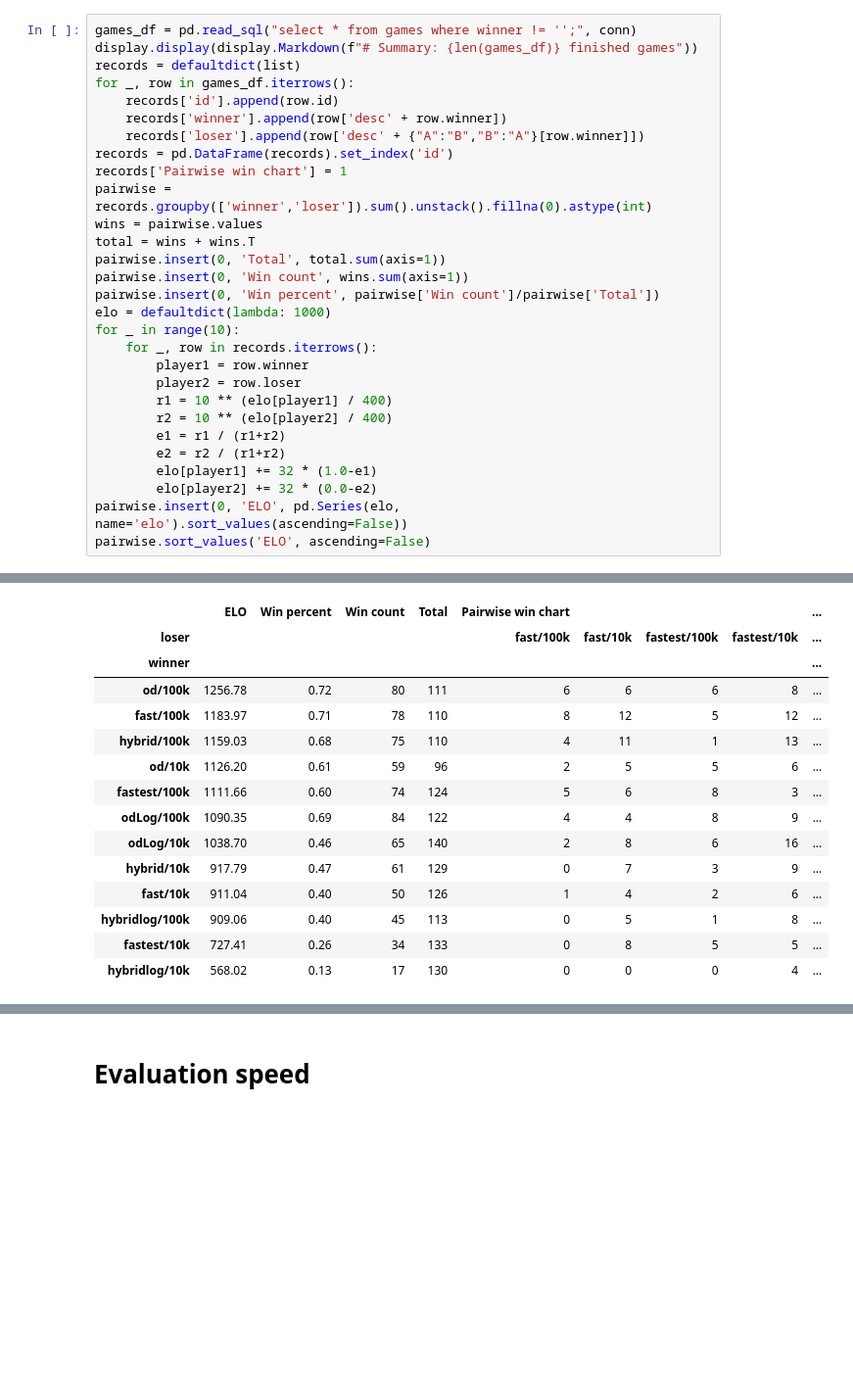
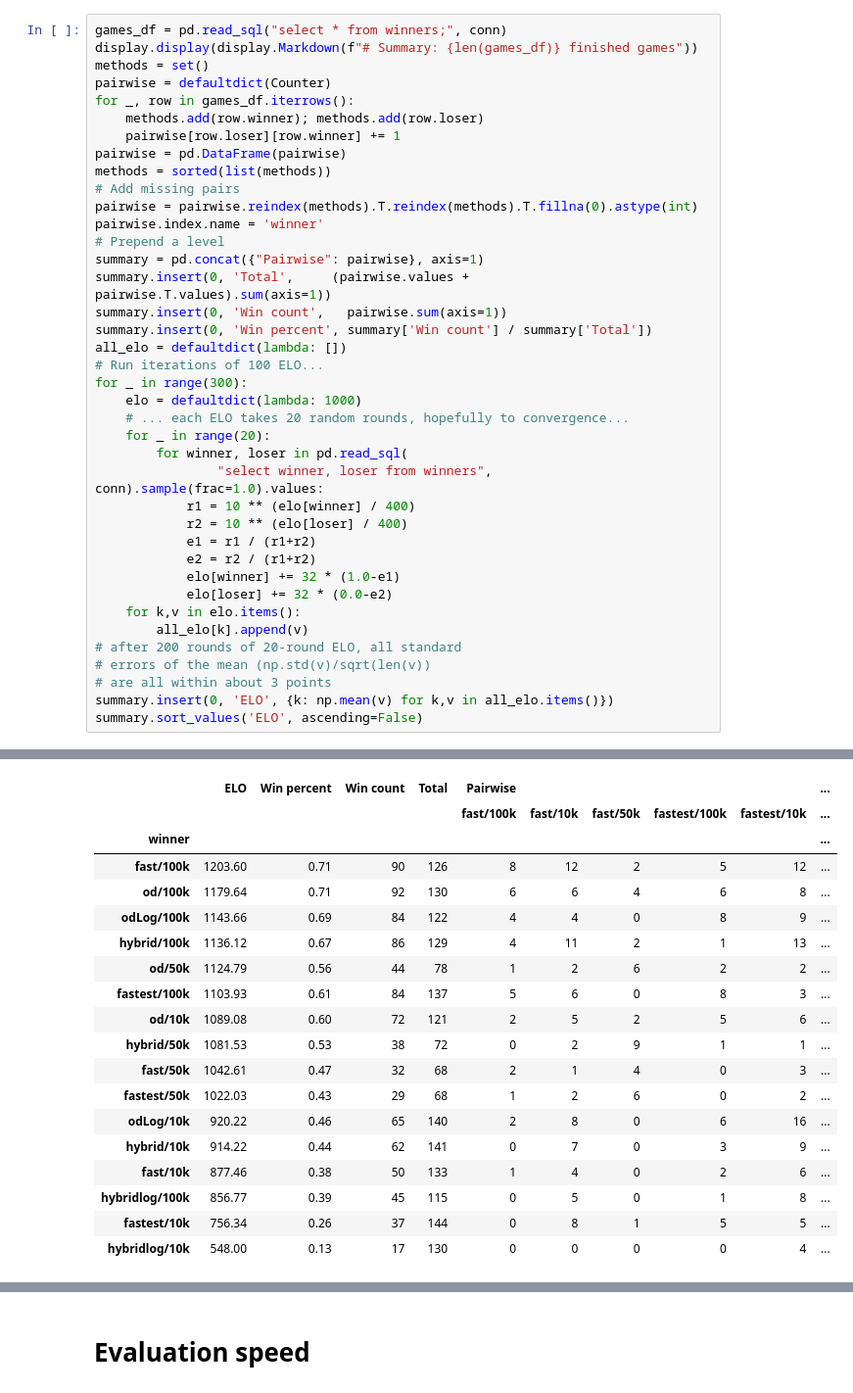
Before and after one commit to gcr/virus-war, a Jupyter notebook: nim/metrics.ipynb, the cells around one changed output, grey strips where cells are left out. Shown at 98% size. Drawn from its saved outputs; the diff is of its cells as text; blank space fills up the shorter version.

Commit message:
Adding new items

```diff
--- a/nim/metrics.ipynb
+++ b/nim/metrics.ipynb
@@ -46,30 +47,40 @@ order by date desc limit 30;
 # %%
-games_df = pd.read_sql("select * from games where winner != '';", conn)
+games_df = pd.read_sql("select * from winners;", conn)
 display.display(display.Markdown(f"# Summary: {len(games_df)} finished games"))
-records = defaultdict(list)
+methods = set()
+pairwise = defaultdict(Counter)
 for _, row in games_df.iterrows():
-    records['id'].append(row.id)
-    records['winner'].append(row['desc' + row.winner])
-    records['loser'].append(row['desc' + {"A":"B","B":"A"}[row.winner]])
-records = pd.DataFrame(records).set_index('id')
-records['Pairwise win chart'] = 1
-pairwise = records.groupby(['winner','loser']).sum().unstack().fillna(0).astype(int)
-wins = pairwise.values
-total = wins + wins.T
-pairwise.insert(0, 'Total', total.sum(axis=1))
-pairwise.insert(0, 'Win count', wins.sum(axis=1))
-pairwise.insert(0, 'Win percent', pairwise['Win count']/pairwise['Total'])
-elo = defaultdict(lambda: 1000)
-for _ in range(10):
-    for _, row in records.iterrows():
-        player1 = row.winner
-        player2 = row.loser
-        r1 = 10 ** (elo[player1] / 400)
-        r2 = 10 ** (elo[player2] / 400)
-        e1 = r1 / (r1+r2)
-        e2 = r2 / (r1+r2)
-        elo[player1] += 32 * (1.0-e1)
-        elo[player2] += 32 * (0.0-e2)
-pairwise.insert(0, 'ELO', pd.Series(elo, name='elo').sort_values(ascending=False))
-pairwise.sort_values('ELO', ascending=False)
+    methods.add(row.winner); methods.add(row.loser)
+    pairwise[row.loser][row.winner] += 1
+pairwise = pd.DataFrame(pairwise)
+methods = sorted(list(methods))
+# Add missing pairs
+pairwise = pairwise.reindex(methods).T.reindex(methods).T.fillna(0).astype(int)
+pairwise.index.name = 'winner'
+# Prepend a level
+summary = pd.concat({"Pairwise": pairwise}, axis=1)
+summary.insert(0, 'Total',     (pairwise.values + pairwise.T.values).sum(axis=1))
+summary.insert(0, 'Win count',   pairwise.sum(axis=1))
+summary.insert(0, 'Win percent', summary['Win count'] / summary['Total'])
+all_elo = defaultdict(lambda: [])
+# Run iterations of 100 ELO...
+for _ in range(300):
+    elo = defaultdict(lambda: 1000)
+    # ... each ELO takes 20 random rounds, hopefully to convergence...
+    for _ in range(20):
+        for winner, loser in pd.read_sql(
+                "select winner, loser from winners", conn).sample(frac=1.0).values:
+            r1 = 10 ** (elo[winner] / 400)
+            r2 = 10 ** (elo[loser] / 400)
+            e1 = r1 / (r1+r2)
+            e2 = r2 / (r1+r2)
+            elo[winner] += 32 * (1.0-e1)
+            elo[loser] += 32 * (0.0-e2)
+    for k,v in elo.items():
+        all_elo[k].append(v)
+# after 200 rounds of 20-round ELO, all standard
+# errors of the mean (np.std(v)/sqrt(len(v))
+# are all within about 3 points
+summary.insert(0, 'ELO', {k: np.mean(v) for k,v in all_elo.items()})
+summary.sort_values('ELO', ascending=False)
 # %% [output]
@@ -77,15 +88,19 @@ pairwise.sort_values('ELO', ascending=False)
-|  | ELO | Win percent | Win count | Total | Pairwise win chart |  |  |  | ... |
-| loser |  |  |  |  | fast/100k | fast/10k | fastest/100k | fastest/10k | ... |
-| winner |  |  |  |  |  |  |  |  | ... |
-| od/100k | 1256.78 | 0.72 | 80 | 111 | 6 | 6 | 6 | 8 | ... |
-| fast/100k | 1183.97 | 0.71 | 78 | 110 | 8 | 12 | 5 | 12 | ... |
-| hybrid/100k | 1159.03 | 0.68 | 75 | 110 | 4 | 11 | 1 | 13 | ... |
-| od/10k | 1126.20 | 0.61 | 59 | 96 | 2 | 5 | 5 | 6 | ... |
-| fastest/100k | 1111.66 | 0.60 | 74 | 124 | 5 | 6 | 8 | 3 | ... |
-| odLog/100k | 1090.35 | 0.69 | 84 | 122 | 4 | 4 | 8 | 9 | ... |
-| odLog/10k | 1038.70 | 0.46 | 65 | 140 | 2 | 8 | 6 | 16 | ... |
-| hybrid/10k | 917.79 | 0.47 | 61 | 129 | 0 | 7 | 3 | 9 | ... |
-| fast/10k | 911.04 | 0.40 | 50 | 126 | 1 | 4 | 2 | 6 | ... |
-| hybridlog/100k | 909.06 | 0.40 | 45 | 113 | 0 | 5 | 1 | 8 | ... |
-| fastest/10k | 727.41 | 0.26 | 34 | 133 | 0 | 8 | 5 | 5 | ... |
-| hybridlog/10k | 568.02 | 0.13 | 17 | 130 | 0 | 0 | 0 | 4 | ... |
+|  | ELO | Win percent | Win count | Total | Pairwise |  |  |  |  | ... |
+|  |  |  |  |  | fast/100k | fast/10k | fast/50k | fastest/100k | fastest/10k | ... |
+| winner |  |  |  |  |  |  |  |  |  | ... |
+| fast/100k | 1203.60 | 0.71 | 90 | 126 | 8 | 12 | 2 | 5 | 12 | ... |
+| od/100k | 1179.64 | 0.71 | 92 | 130 | 6 | 6 | 4 | 6 | 8 | ... |
+| odLog/100k | 1143.66 | 0.69 | 84 | 122 | 4 | 4 | 0 | 8 | 9 | ... |
+| hybrid/100k | 1136.12 | 0.67 | 86 | 129 | 4 | 11 | 2 | 1 | 13 | ... |
+| od/50k | 1124.79 | 0.56 | 44 | 78 | 1 | 2 | 6 | 2 | 2 | ... |
+| fastest/100k | 1103.93 | 0.61 | 84 | 137 | 5 | 6 | 0 | 8 | 3 | ... |
+| od/10k | 1089.08 | 0.60 | 72 | 121 | 2 | 5 | 2 | 5 | 6 | ... |
+| hybrid/50k | 1081.53 | 0.53 | 38 | 72 | 0 | 2 | 9 | 1 | 1 | ... |
+| fast/50k | 1042.61 | 0.47 | 32 | 68 | 2 | 1 | 4 | 0 | 3 | ... |
+| fastest/50k | 1022.03 | 0.43 | 29 | 68 | 1 | 2 | 6 | 0 | 2 | ... |
+| odLog/10k | 920.22 | 0.46 | 65 | 140 | 2 | 8 | 0 | 6 | 16 | ... |
+| hybrid/10k | 914.22 | 0.44 | 62 | 141 | 0 | 7 | 0 | 3 | 9 | ... |
+| fast/10k | 877.46 | 0.38 | 50 | 133 | 1 | 4 | 0 | 2 | 6 | ... |
+| hybridlog/100k | 856.77 | 0.39 | 45 | 115 | 0 | 5 | 0 | 1 | 8 | ... |
+| fastest/10k | 756.34 | 0.26 | 37 | 144 | 0 | 8 | 1 | 5 | 5 | ... |
+| hybridlog/10k | 548.00 | 0.13 | 17 | 130 | 0 | 0 | 0 | 0 | 4 | ... |
```
Also changed, not shown: parts of 7 cells of this notebook, 2 other files.
